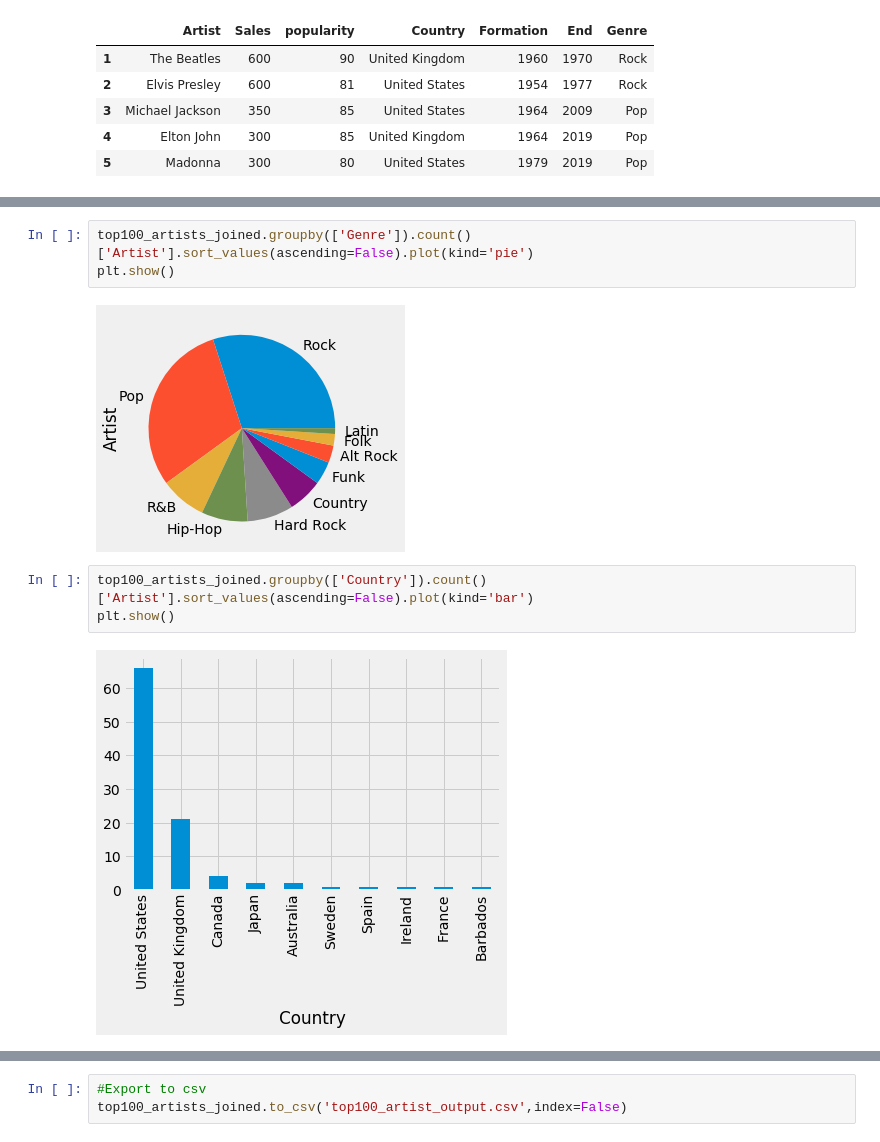
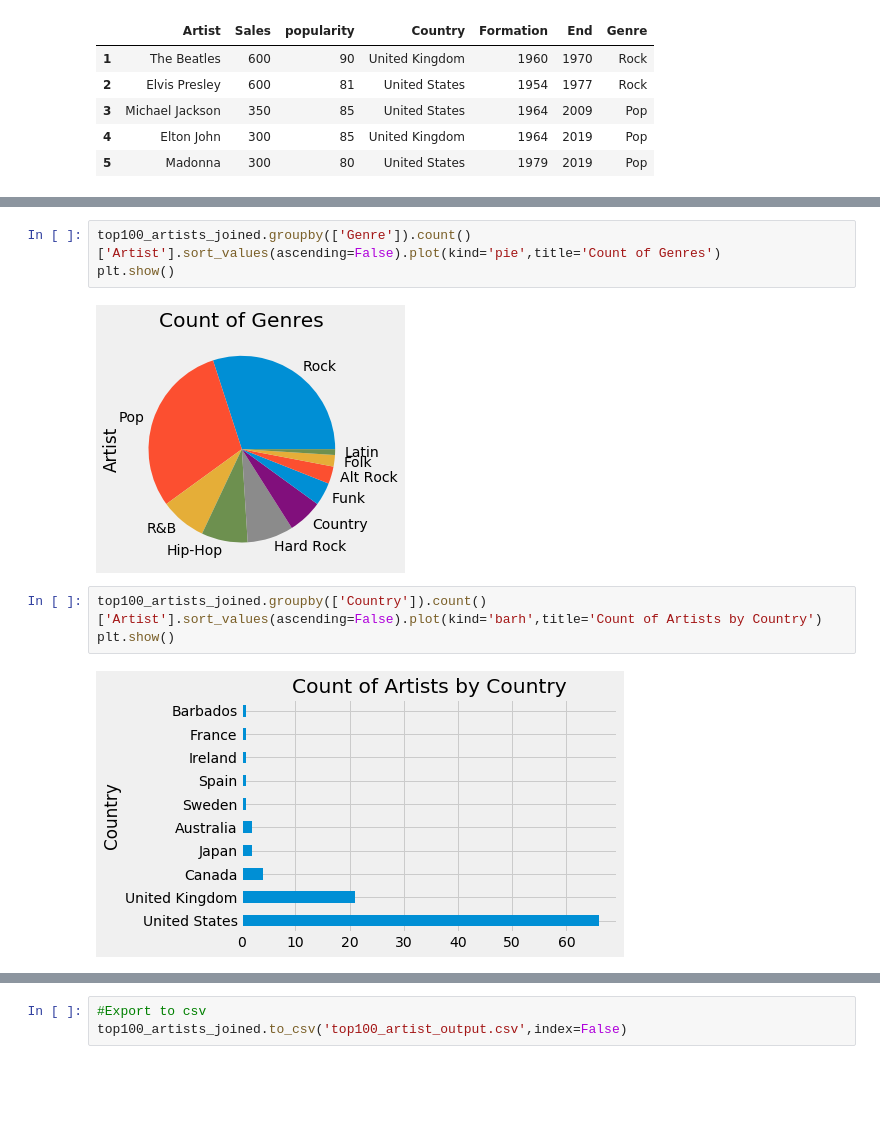
Before and after one commit to shreymukh2020/Spotify-ETL-Analysis, a Jupyter notebook: ETL_Top100_Project.ipynb, the cells around one changed output, grey strips where cells are left out. Saved outputs shown, nothing was run; the diff lists cells and outputs as text; blank space fills up the shorter version.

Commit message:
created a bunch of charts

```diff
--- a/ETL_Top100_Project.ipynb
+++ b/ETL_Top100_Project.ipynb
@@ -147,11 +153,11 @@ top100_artists_joined.head()
 # %%
-top100_artists_joined.groupby(['Genre']).count()['Artist'].sort_values(ascending=False).plot(kind='pie')
+top100_artists_joined.groupby(['Genre']).count()['Artist'].sort_values(ascending=False).plot(kind='pie',title='Count of Genres')
 plt.show()
 # %% [output]
-[figure, old version]
+[figure, new version]
 # %%
-top100_artists_joined.groupby(['Country']).count()['Artist'].sort_values(ascending=False).plot(kind='bar')
+top100_artists_joined.groupby(['Country']).count()['Artist'].sort_values(ascending=False).plot(kind='barh',title='Count of Artists by Country')
 plt.show()
 # %% [output]
-[figure, old version]
+[figure, new version]
 # %%
```
Also changed, not shown: parts of 3 cells of this notebook.
